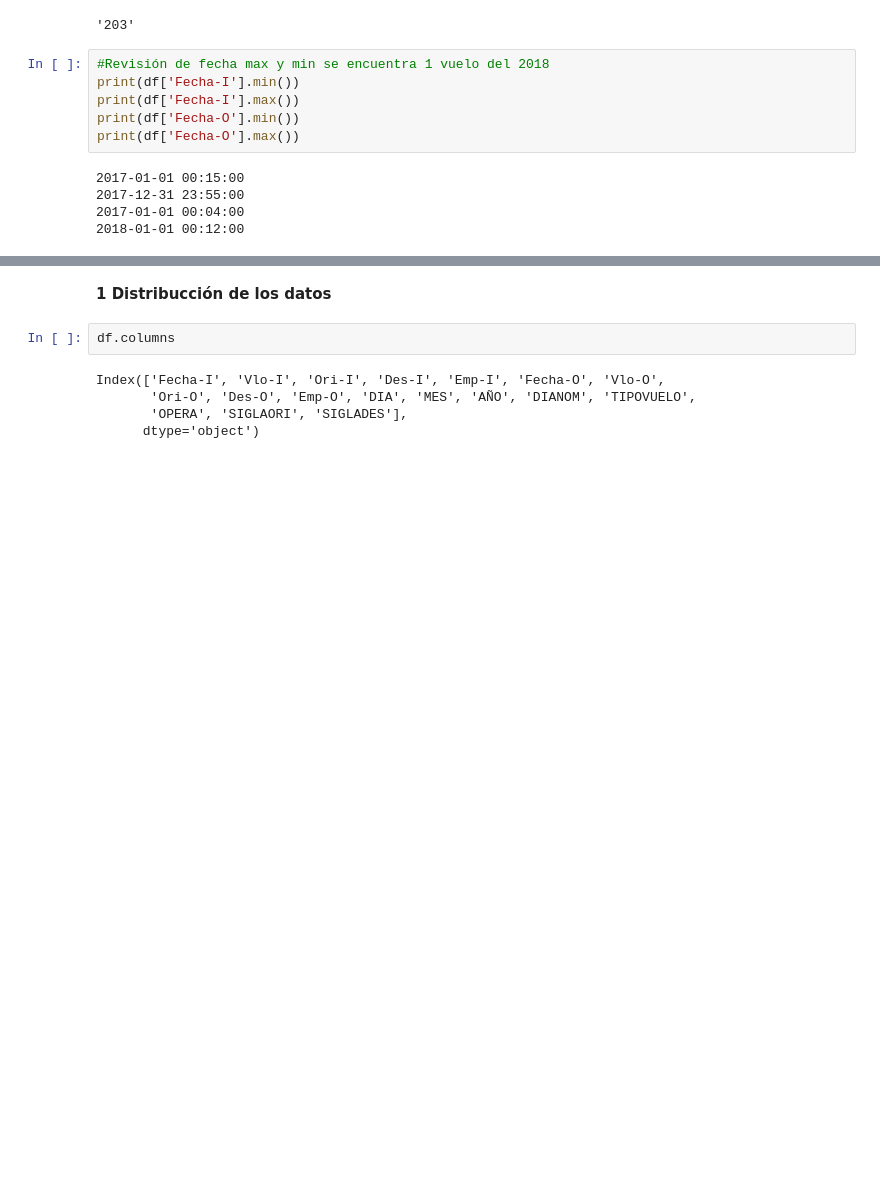
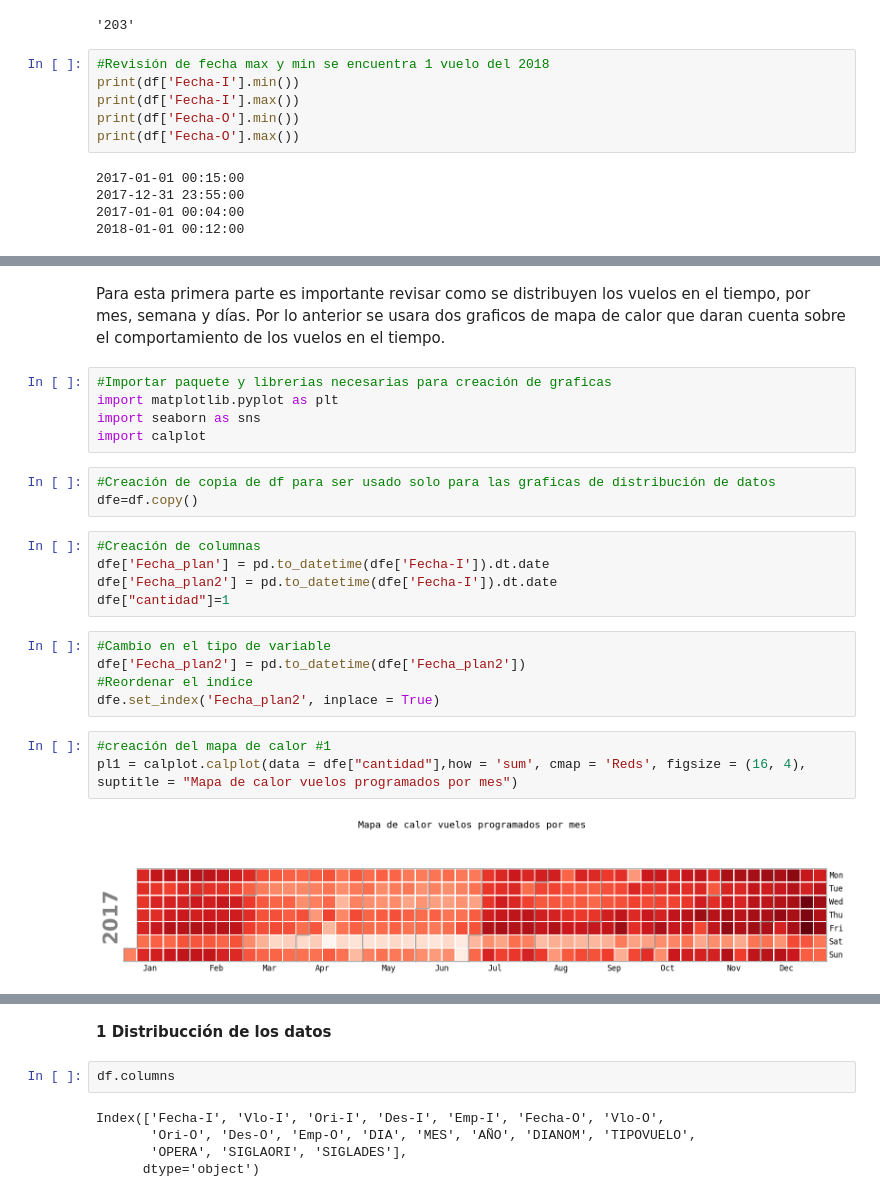
Before and after one commit to dfosoriom/LATAM_Airlines, a Jupyter notebook: solution.ipynb, the cells around one changed output, grey strips where cells are left out. Cells and saved outputs as stored; diff of their text form; blank space fills up the shorter version.

Commit message:
Mapas de calor

```diff
--- a/solution.ipynb
+++ b/solution.ipynb
@@ -267,0 +226,25 @@ print(df['Fecha-O'].max())
+# %% [markdown]
+Para esta primera parte es importante revisar como se distribuyen los vuelos en el tiempo, por mes, semana y días. Por lo anterior se usara dos graficos de mapa de calor que daran cuenta sobre el comportamiento de los vuelos en el tiempo.
+# %%
+#Importar paquete y librerias necesarias para creación de graficas
+import matplotlib.pyplot as plt
+import seaborn as sns
+import calplot
+# %%
+#Creación de copia de df para ser usado solo para las graficas de distribución de datos
+dfe=df.copy()
+# %%
+#Creación de columnas
+dfe['Fecha_plan'] = pd.to_datetime(dfe['Fecha-I']).dt.date
+dfe['Fecha_plan2'] = pd.to_datetime(dfe['Fecha-I']).dt.date
+dfe["cantidad"]=1
+# %%
+#Cambio en el tipo de variable
+dfe['Fecha_plan2'] = pd.to_datetime(dfe['Fecha_plan2'])
+#Reordenar el indice
+dfe.set_index('Fecha_plan2', inplace = True)
+# %%
+#creación del mapa de calor #1
+pl1 = calplot.calplot(data = dfe["cantidad"],how = 'sum', cmap = 'Reds', figsize = (16, 4), suptitle = "Mapa de calor vuelos programados por mes")
+# %% [output]
+[figure, added]
```
Also changed, not shown: parts of 41 cells of this notebook, 1 other file.
